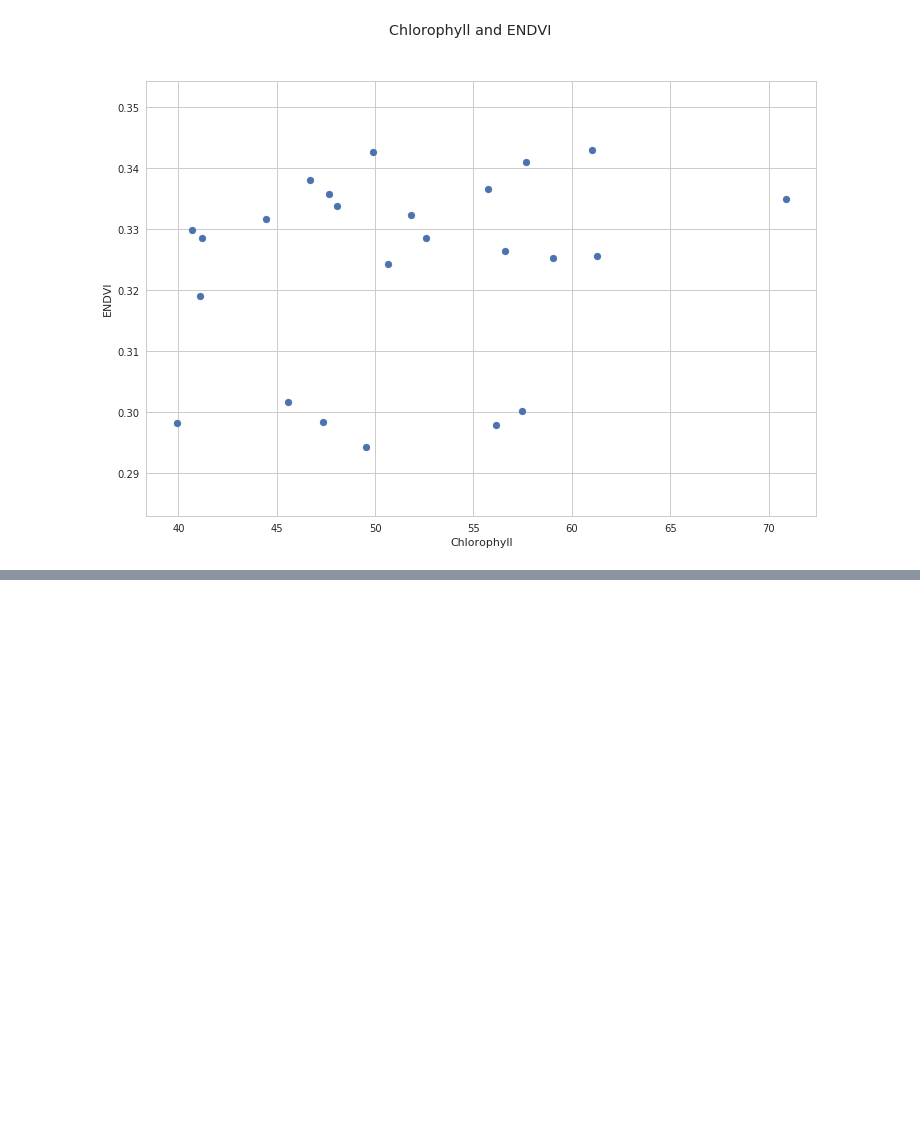
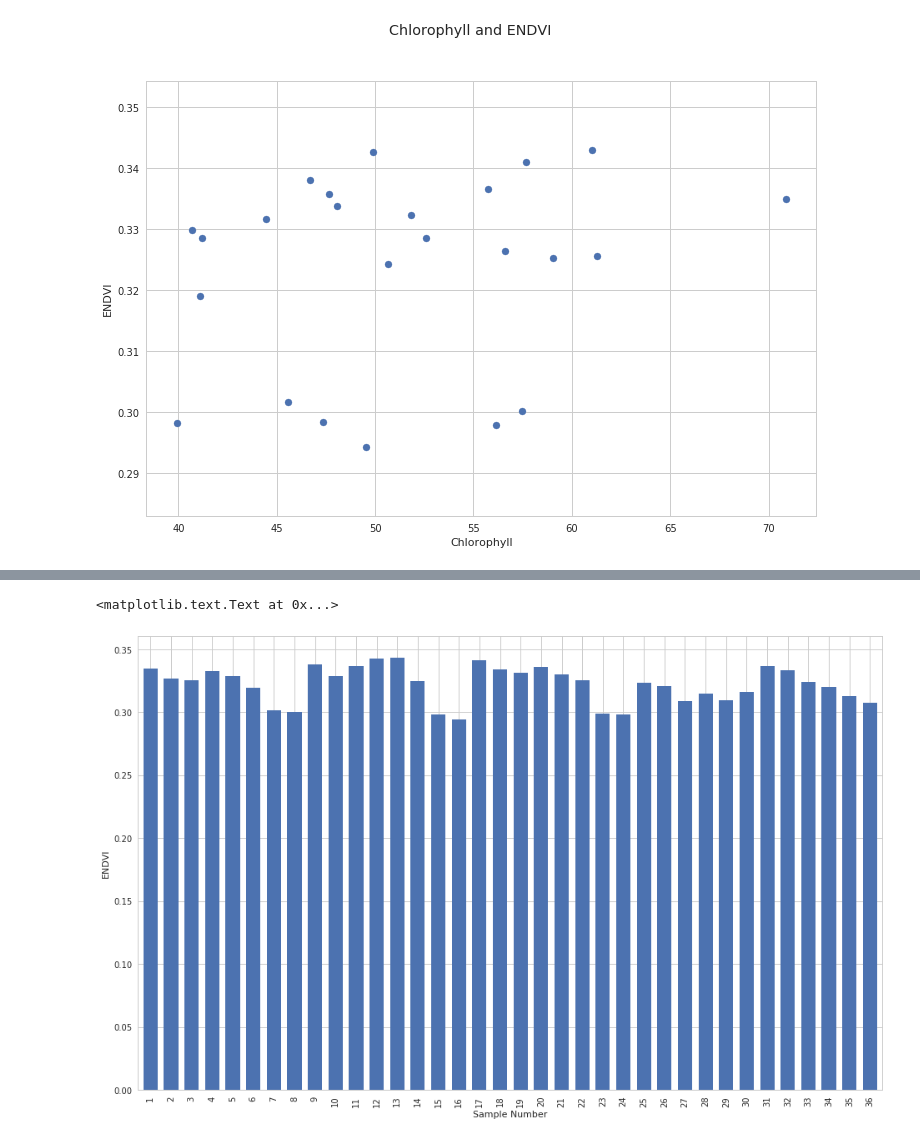
Before and after one commit to cheripai/thesis, a Jupyter notebook: notebooks/Orange_UAV_Old_Data.ipynb, the cells around one changed output, grey strips where cells are left out. Saved outputs shown, nothing was run; the diff lists cells and outputs as text; code cells hidden in the pictures; blank space fills up the shorter version.

```diff
--- a/notebooks/Orange_UAV_Old_Data.ipynb
+++ b/notebooks/Orange_UAV_Old_Data.ipynb
@@ -77,0 +95,2 @@ plt.xlabel("Chlorophyll")
+# %%
+series = pd.Series(endvi_mean)
@@ -77,0 +106,8 @@ plt.xlabel("Chlorophyll")
+# %%
+ax = series[1:].plot(kind="bar", width=0.7)
+ax.set_title("")
+ax.set_xlabel("Sample Number")
+ax.set_ylabel("ENDVI")
+# %% [output]
+<matplotlib.text.Text at 0x...>
+[figure, added]
```
Also changed, not shown: parts of 6 cells of this notebook.
